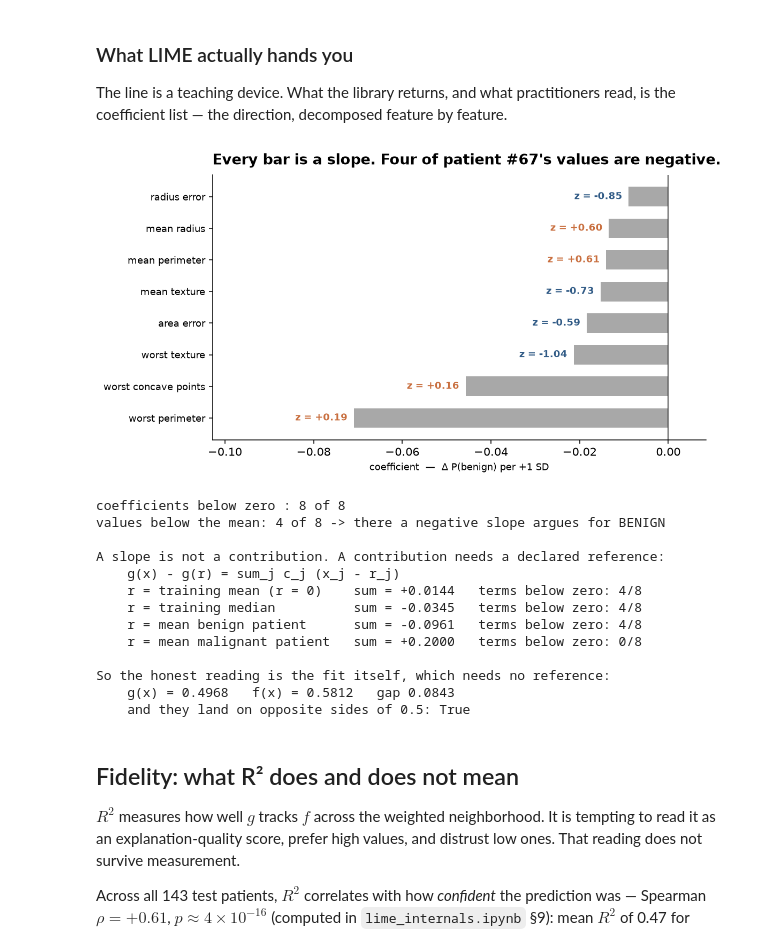
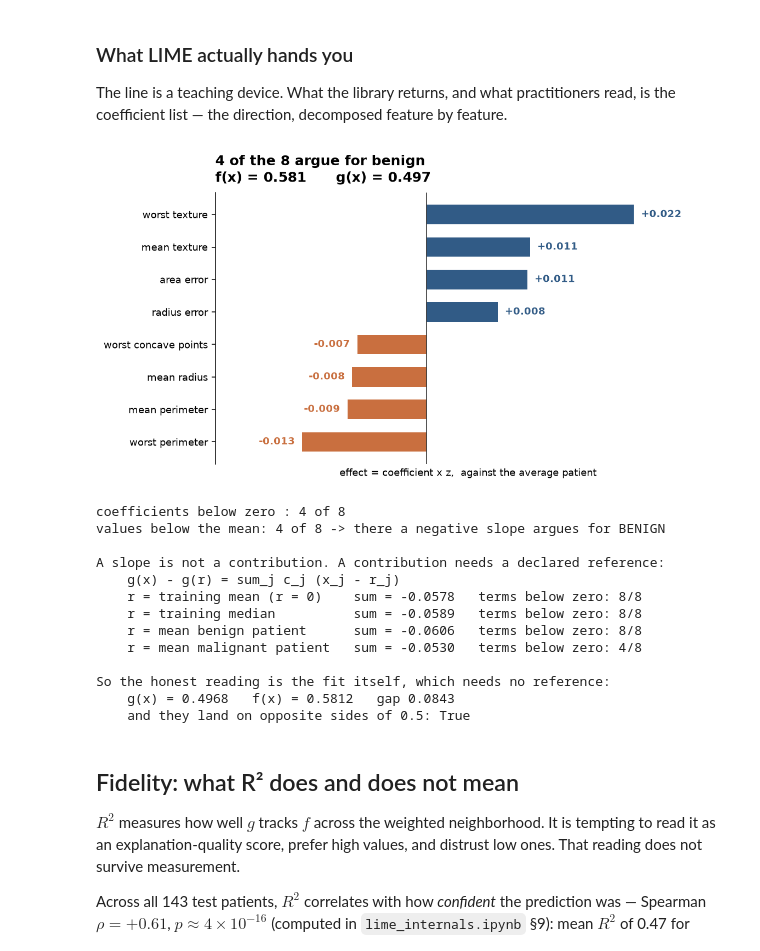
Before and after one commit to wbendinelli/interpretable-ml-lectures, a Jupyter notebook: modules/03-lime/notebooks/lime_walkthrough.ipynb, the cells around one changed output. Saved outputs shown, nothing was run; the diff lists cells and outputs as text; code cells hidden in the pictures.

```diff
--- a/modules/03-lime/notebooks/lime_walkthrough.ipynb
+++ b/modules/03-lime/notebooks/lime_walkthrough.ipynb
@@ -695,64 +695,73 @@ The line is a teaching device. What the library returns, and what
 practitioners read, is the coefficient list — the direction, decomposed
 feature by feature.
 # %%
-# A coefficient is a SLOPE, not a push: it is dP(benign)/dz, the change if that
-# measurement moved +1 SD. What it did to THIS patient is slope x that patient's value.
-# An earlier version of this cell coloured the bars by sign and printed "all
-# eight push toward malignant"; four of the eight values sit below the mean, so
-# four of those negative slopes argue for benign. The bars are neutral now and
-# each carries the patient's standardized value, so the panel cannot be read the wrong way.
+# Plot the EFFECT, coefficient x this patient's standardized value, measured
+# against the average patient. That is the object Molnar's chapter plots ("the
+# weight times the actual feature value") and the object lime's own selection
+# step ranks by (lime_base.py:206). Not the bare coefficient: all eight of those
+# are negative here, and an earlier version of this cell said so and concluded
+# the patient looks malignant. Four of the eight values sit BELOW the mean, so
+# four of those negative slopes argue for benign. In standardized units the
+# reference is the average patient and intercept + sum = g(x) exactly; in raw
+# units the reference would be a tumour measuring zero on everything.
+eff = {f: weights_map[f] * row_scaled[feature_names.index(f)] for f in weights_map}
+order = sorted(eff, key=lambda f: eff[f])
+vals = [eff[f] for f in order]
+
 fig, ax = plt.subplots(figsize=(8.5, 4.6))
-order = sorted(weights_map, key=lambda f: weights_map[f])
-vals = [weights_map[f] for f in order]
-ax.barh(order, vals, color=GRAY, height=0.62)
+ax.barh(order, vals, height=0.60,
+        color=[TERRACOTTA if v < 0 else BLUE for v in vals])
 span = max(abs(v) for v in vals)
-for k, name in enumerate(order):
-    z = row_scaled[feature_names.index(name)]
-    ax.text(vals[k] - 0.02 * span, k, f"z = {z:+.2f}", va="center", ha="right",
-            fontsize=9, fontweight="bold", color=BLUE if z < 0 else TERRACOTTA)
+for k, v in enumerate(vals):
+    ax.text(v + (0.035 * span if v > 0 else -0.035 * span), k, f"{v:+.3f}",
+            va="center", ha="left" if v > 0 else "right", fontsize=9,
+            fontweight="bold", color=BLUE if v > 0 else TERRACOTTA)
 ax.axvline(0, color=DARK, linewidth=0.8)
-ax.set_xlim(min(vals) * 1.45, span * 0.12)
-ax.set_title(f"Every bar is a slope. Four of patient #{instance_idx}'s values are negative.",
-             loc="left", fontsize=14, fontweight="bold", pad=10)
-ax.set_xlabel("coefficient  —  \u0394 P(benign) per +1 SD", fontsize=9.5)
+ax.set_xlim(min(vals) - 0.42 * span, max(vals) + 0.42 * span)
+ax.set_xticks([])
+n_neg = sum(v < 0 for v in vals)
+ax.set_title(f"{len(vals) - n_neg} of the {len(vals)} argue for benign\n"
+             f"f(x) = {row_proba:.3f}      g(x) = {exp.local_pred[0]:.3f}",
+             loc="left", fontsize=13, fontweight="bold", pad=10)
+ax.set_xlabel("effect = coefficient x z,  against the average patient", fontsize=9.5)
 ax.tick_params(axis="y", labelsize=9)
-for s in ["top", "right"]:
+for s in ["top", "right", "bottom"]:
     ax.spines[s].set_visible(False)
 save_figure(fig, "lime_step_6b_coefficients")
 plt.show()
 
 z8 = np.array([row_scaled[feature_names.index(f)] for f in order])
 c8 = np.array(vals)
 print(f"coefficients below zero : {int((c8 < 0).sum())} of 8")
 print(f"values below the mean: {int((z8 < 0).sum())} of 8 "
       f"-> there a negative slope argues for BENIGN")
 print()
 print("A slope is not a contribution. A contribution needs a declared reference:")
 print("    g(x) - g(r) = sum_j c_j (x_j - r_j)")
 for label, ref in [("training mean (r = 0)", np.zeros(len(feature_names))),
                    ("training median", (np.median(X_train, axis=0) - train_mean) / train_std),
                    ("mean benign patient", (X_train[y_train == 1].mean(axis=0) - train_mean) / train_std),
                    ("mean malignant patient", (X_train[y_train == 0].mean(axis=0) - train_mean) / train_std)]:
     r8 = np.array([ref[feature_names.index(f)] for f in order])
     t = c8 * (z8 - r8)
     print(f"    r = {label:24s} sum = {t.sum():+.4f}   terms below zero: {int((t < 0).sum())}/8")
 print()
 print("So the honest reading is the fit itself, which needs no reference:")
 print(f"    g(x) = {exp.local_pred[0]:.4f}   f(x) = {row_proba:.4f}   "
       f"gap {abs(row_proba - exp.local_pred[0]):.4f}")
 print(f"    and they land on opposite sides of 0.5: "
       f"{(exp.local_pred[0] < 0.5) != (row_proba < 0.5)}")
 # %% [output]
-[figure, old version]
+[figure, new version]
-coefficients below zero : 8 of 8
+coefficients below zero : 4 of 8
 values below the mean: 4 of 8 -> there a negative slope argues for BENIGN
 
 A slope is not a contribution. A contribution needs a declared reference:
     g(x) - g(r) = sum_j c_j (x_j - r_j)
-    r = training mean (r = 0)    sum = +0.0144   terms below zero: 4/8
-    r = training median          sum = -0.0345   terms below zero: 4/8
-    r = mean benign patient      sum = -0.0961   terms below zero: 4/8
-    r = mean malignant patient   sum = +0.2000   terms below zero: 0/8
+    r = training mean (r = 0)    sum = -0.0578   terms below zero: 8/8
+    r = training median          sum = -0.0589   terms below zero: 8/8
+    r = mean benign patient      sum = -0.0606   terms below zero: 8/8
+    r = mean malignant patient   sum = -0.0530   terms below zero: 4/8
 
 So the honest reading is the fit itself, which needs no reference:
     g(x) = 0.4968   f(x) = 0.5812   gap 0.0843
```
Also changed, not shown: 2 other files.
